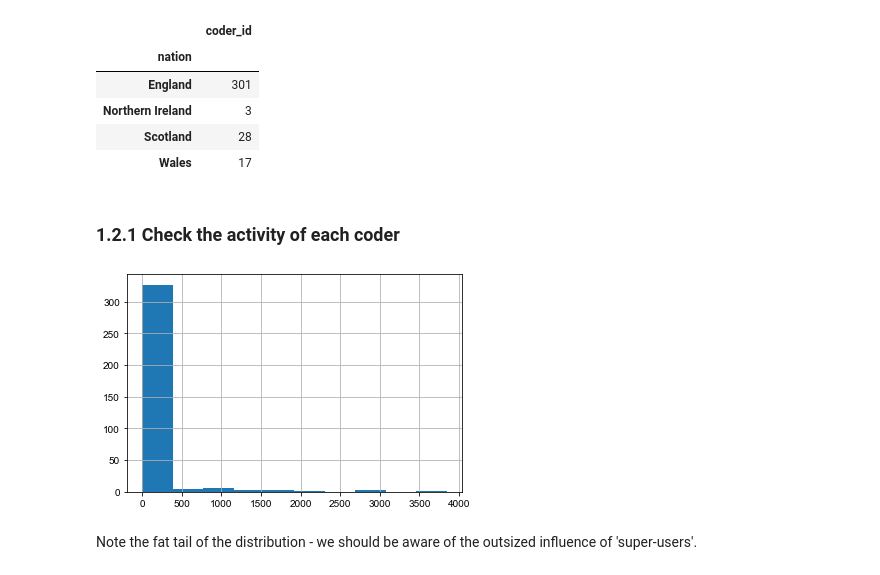
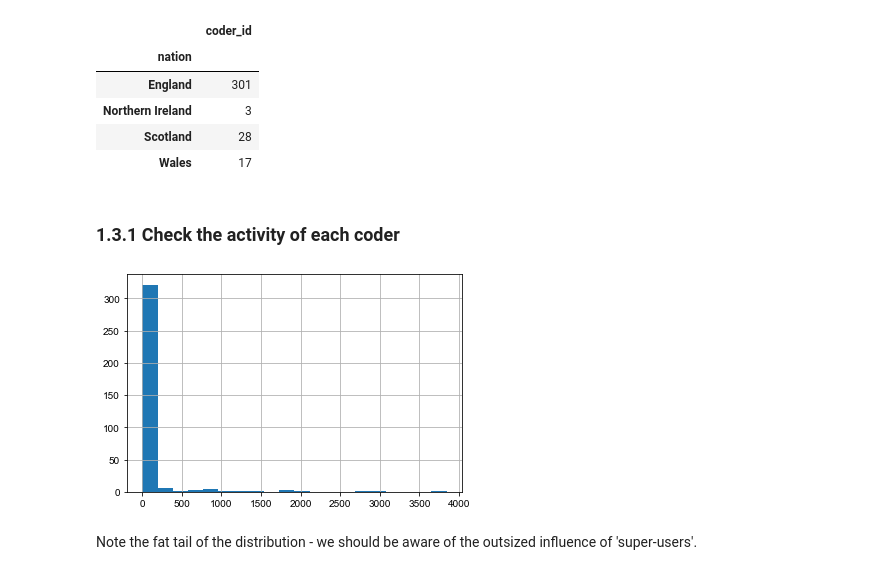
Before and after one commit to nestauk/mapping-career-causeways, a Jupyter notebook: codebase/notebooks/07_validation/Validation_02_EDA_of_validation_batch_1.ipynb, the cells around one changed output. Saved outputs shown, nothing was run; the diff lists cells and outputs as text; code cells hidden in the pictures.

```diff
--- a/codebase/notebooks/07_validation/Validation_02_EDA_of_validation_batch_1.ipynb
+++ b/codebase/notebooks/07_validation/Validation_02_EDA_of_validation_batch_1.ipynb
@@ -69,0 +95,3 @@ plt.show()
+# %%
+batch_results['familiarity_diff'] = (batch_results['familiarity_with_origin_1-5']
+                                     - batch_results['familiarity_with_destination_1-5'])
@@ -128,14 +208,14 @@ coder_df.groupby('nation').agg({'coder_id': 'count'})
 | Scotland | 28 |
 | Wales | 17 |
 # %% [markdown]
-### 1.2.1 Check the activity of each coder
+### 1.3.1 Check the activity of each coder
 # %%
 # Number of assessments by a coder
 coder_counts = batch_results.groupby('coder_id').agg({'classification_id': 'count'})
-coder_counts.classification_id.hist()
+coder_counts.classification_id.hist(bins=20)
 plt.show()
 # %% [output]
-[figure, old version]
+[figure, new version]
 # %% [markdown]
 Note the fat tail of the distribution - we should be aware of the outsized influence of 'super-users'.
 # %%
```
Also changed, not shown: parts of 30 cells of this notebook.
